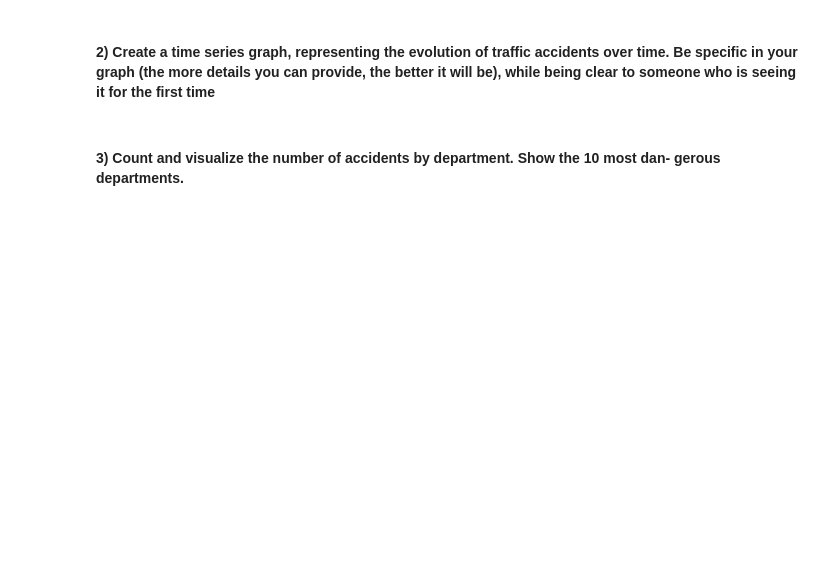
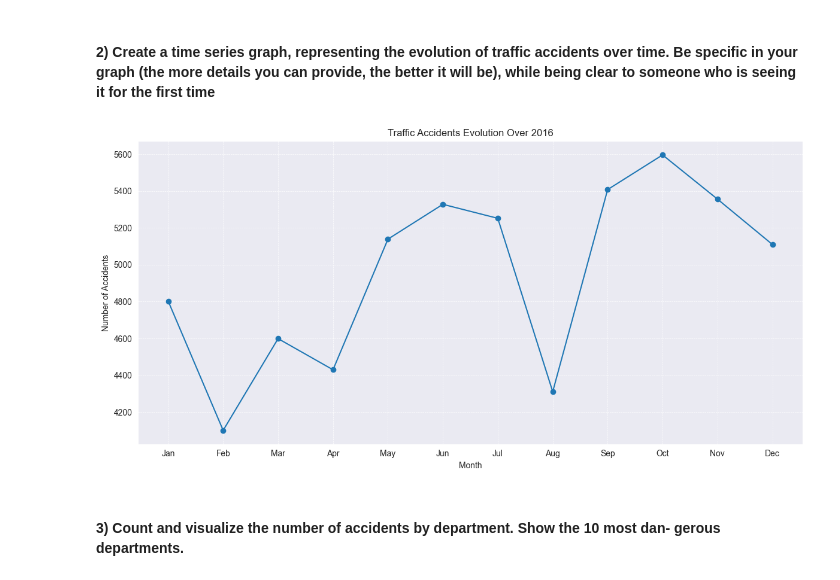
Before and after one commit to Poliaboy/PythonForDataAnalysis, a Jupyter notebook: PW5_Alex_Szpakiewicz.ipynb, the cells around one changed output. Cells and saved outputs as stored; diff of their text form; code cells hidden in the pictures; blank space fills up the shorter version.

```diff
--- a/PW5_Alex_Szpakiewicz.ipynb
+++ b/PW5_Alex_Szpakiewicz.ipynb
@@ -131,4 +149,18 @@ File path: https://www.data.gouv.fr/fr/datasets/r/96aadc9f-0b55-4e9a-a70e-c627ed
 # %% [markdown]
 #### 2) Create a time series graph, representing the evolution of traffic accidents over time. Be specific in your graph (the more details you can provide, the better it will be), while being clear to someone who is seeing it for the first time
+# %%
+monthly_accidents = data.groupby('mois').size()
+
+plt.figure(figsize=(12, 6))
+monthly_accidents.plot(kind='line', marker='o')
+plt.title('Traffic Accidents Evolution Over 2016')
+plt.xlabel('Month')
+plt.ylabel('Number of Accidents')
+plt.xticks(ticks=range(1, 13), labels=['Jan', 'Feb', 'Mar', 'Apr', 'May', 'Jun', 'Jul', 'Aug', 'Sep', 'Oct', 'Nov', 'Dec'])
+plt.grid(True, which='both', linestyle='--', linewidth=0.5)
+plt.tight_layout()
+plt.show()
+# %% [output]
+[figure, added]
 # %% [markdown]
 #### 3) Count and visualize the number of accidents by department. Show the 10 most dan- gerous departments.
```
Also changed, not shown: parts of 21 cells of this notebook, 1 other file.
